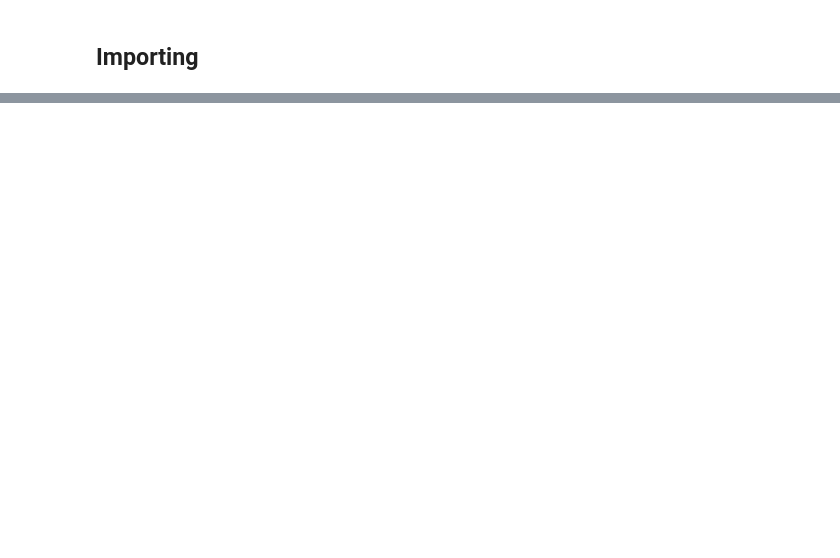
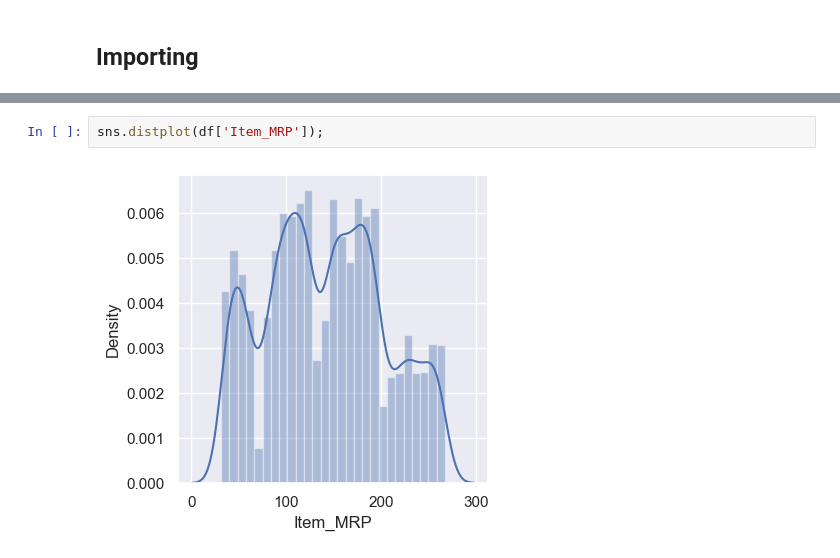
Before and after one commit to Motaz-gamal-77/Big-Mart-Sales-Predictions, a Jupyter notebook: Sales prediction.ipynb, the cells around one changed output, grey strips where cells are left out. Drawn from its saved outputs; the diff is of its cells as text; blank space fills up the shorter version.

```diff
--- a/Sales prediction.ipynb
+++ b/Sales prediction.ipynb
@@ -15,0 +248,4 @@ SyntaxError: (unicode error) 'unicodeescape' codec can't decode bytes in positio
+# %%
+sns.distplot(df['Item_MRP']);
+# %% [output]
+[figure, added]
```
Also changed, not shown: parts of 63 cells of this notebook.
